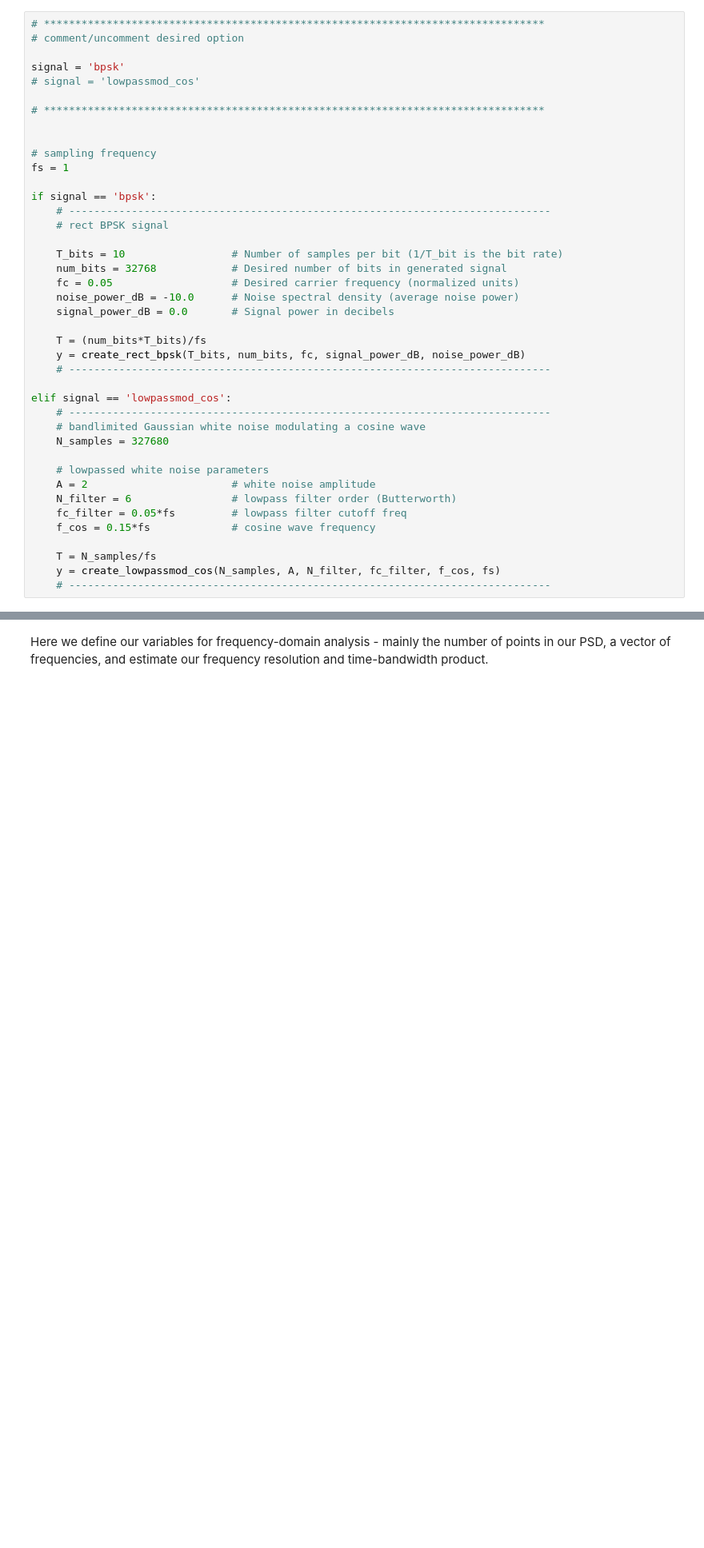
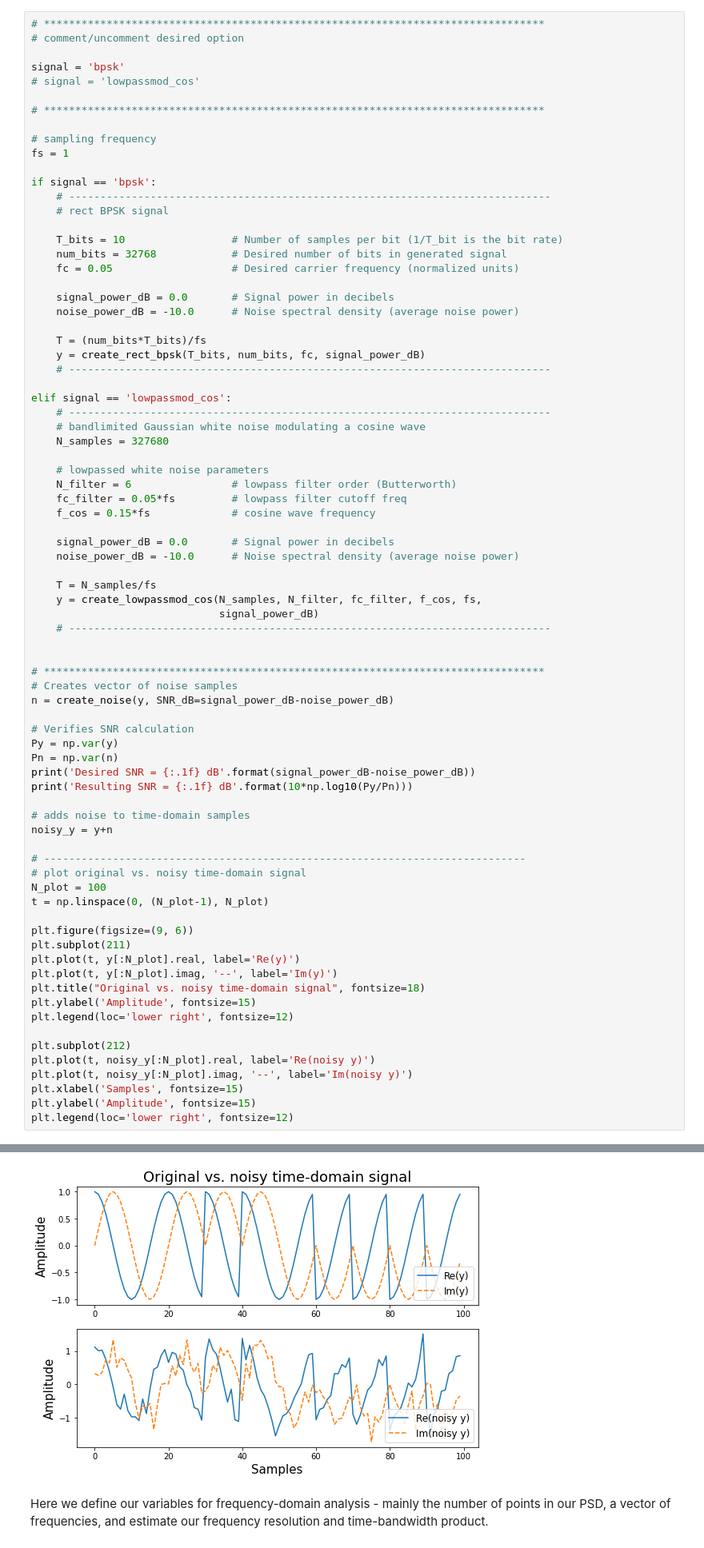
Before and after one commit to fchirono/cyclostationarity_analysis, a Jupyter notebook: cyclostationary_analysis.ipynb, the cells around one changed output, grey strips where cells are left out. Shown at 80% size. Cells and saved outputs as stored; diff of their text form; blank space fills up the shorter version.

Commit message:
Improves noise generation functions

```diff
--- a/cyclostationary_analysis.ipynb
+++ b/cyclostationary_analysis.ipynb
@@ -171,7 +269,6 @@ signal = 'bpsk'
 # signal = 'lowpassmod_cos'
 
 # ********************************************************************************
-
 
 # sampling frequency
 fs = 1
@@ -183,11 +280,12 @@ if signal == 'bpsk':
     T_bits = 10                 # Number of samples per bit (1/T_bit is the bit rate)
     num_bits = 32768            # Desired number of bits in generated signal
     fc = 0.05                   # Desired carrier frequency (normalized units)
+
+    signal_power_dB = 0.0       # Signal power in decibels
     noise_power_dB = -10.0      # Noise spectral density (average noise power)
-    signal_power_dB = 0.0       # Signal power in decibels
 
     T = (num_bits*T_bits)/fs
-    y = create_rect_bpsk(T_bits, num_bits, fc, signal_power_dB, noise_power_dB)
+    y = create_rect_bpsk(T_bits, num_bits, fc, signal_power_dB)
     # -----------------------------------------------------------------------------
 
 elif signal == 'lowpassmod_cos':
@@ -196,11 +294,49 @@ elif signal == 'lowpassmod_cos':
     N_samples = 327680
 
     # lowpassed white noise parameters
-    A = 2                       # white noise amplitude
     N_filter = 6                # lowpass filter order (Butterworth)
     fc_filter = 0.05*fs         # lowpass filter cutoff freq
     f_cos = 0.15*fs             # cosine wave frequency
 
+    signal_power_dB = 0.0       # Signal power in decibels
+    noise_power_dB = -10.0      # Noise spectral density (average noise power)
+
     T = N_samples/fs
-    y = create_lowpassmod_cos(N_samples, A, N_filter, fc_filter, f_cos, fs)
+    y = create_lowpassmod_cos(N_samples, N_filter, fc_filter, f_cos, fs,
+                              signal_power_dB)
     # -----------------------------------------------------------------------------
+
+
+# ********************************************************************************
+# Creates vector of noise samples
+n = create_noise(y, SNR_dB=signal_power_dB-noise_power_dB)
+
+# Verifies SNR calculation
+Py = np.var(y)
+Pn = np.var(n)
+print('Desired SNR = {:.1f} dB'.format(signal_power_dB-noise_power_dB))
+print('Resulting SNR = {:.1f} dB'.format(10*np.log10(Py/Pn)))
+
+# adds noise to time-domain samples
+noisy_y = y+n
+
+# -----------------------------------------------------------------------------
+# plot original vs. noisy time-domain signal
+N_plot = 100
+t = np.linspace(0, (N_plot-1), N_plot)
+
+plt.figure(figsize=(9, 6))
+plt.subplot(211)
+plt.plot(t, y[:N_plot].real, label='Re(y)')
+plt.plot(t, y[:N_plot].imag, '--', label='Im(y)')
+plt.title("Original vs. noisy time-domain signal", fontsize=18)
+plt.ylabel('Amplitude', fontsize=15)
+plt.legend(loc='lower right', fontsize=12)
+
+plt.subplot(212)
+plt.plot(t, noisy_y[:N_plot].real, label='Re(noisy y)')
+plt.plot(t, noisy_y[:N_plot].imag, '--', label='Im(noisy y)')
+plt.xlabel('Samples', fontsize=15)
+plt.ylabel('Amplitude', fontsize=15)
+plt.legend(loc='lower right', fontsize=12)
+# %% [output]
@@ -207,3 +346,4 @@ elif signal == 'lowpassmod_cos':
+[figure, added]
 # %% [markdown]
 Here we define our variables for frequency-domain analysis - mainly the number of points in our PSD, a vector of frequencies, and estimate our frequency resolution and time-bandwidth product.
 # %%
```
Also changed, not shown: parts of 11 cells of this notebook.
